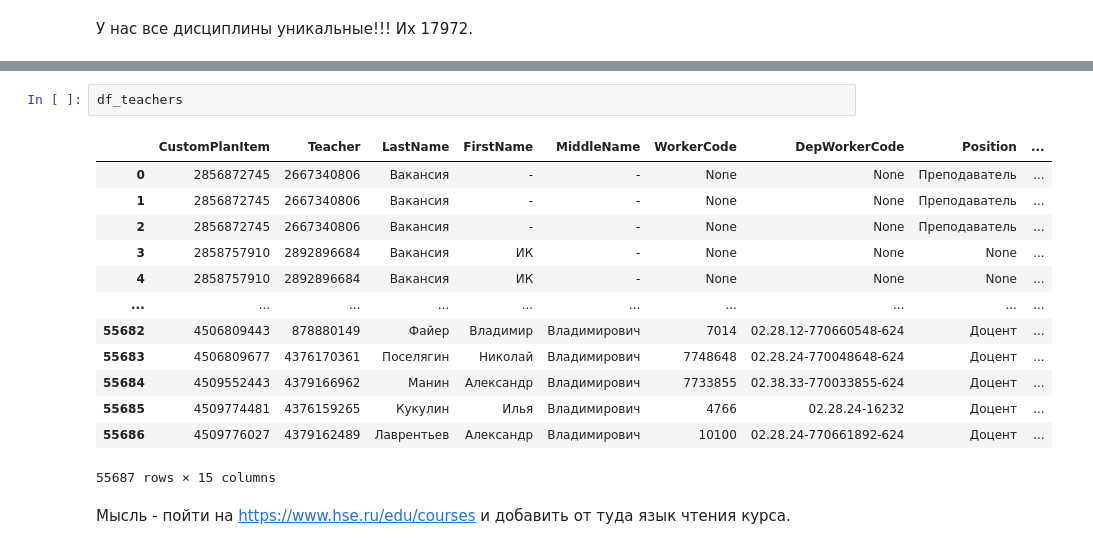
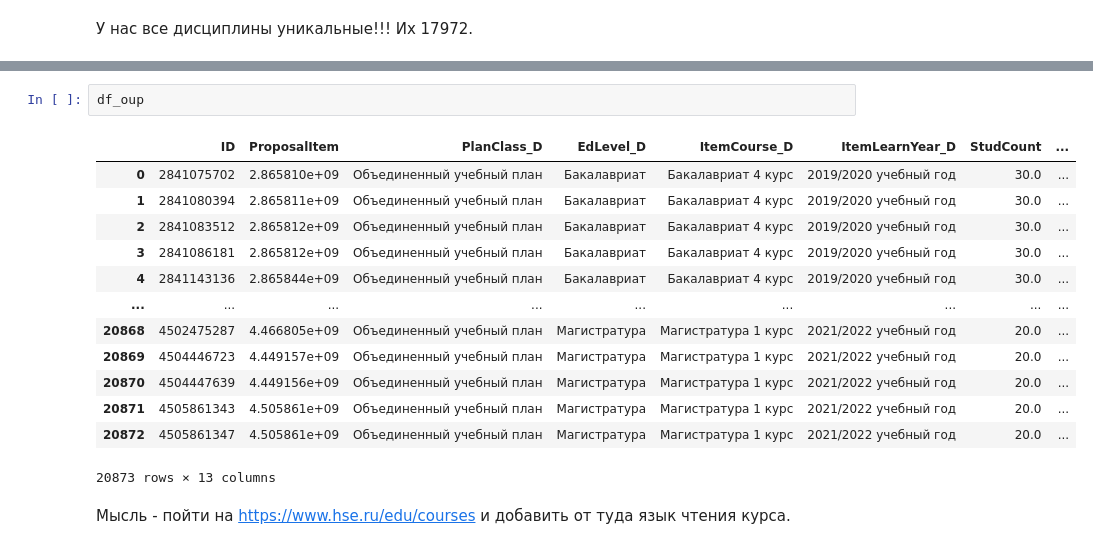
Before and after one commit to LenaMartinson/ML_project, a Jupyter notebook: Work_with data.ipynb, the cells around one changed output, grey strips where cells are left out. Drawn from its saved outputs; the diff is of its cells as text.

```diff
--- a/Work_with data.ipynb
+++ b/Work_with data.ipynb
@@ -24,19 +16,19 @@ df_teachers    55687
 # %%
-df_teachers
+df_oup
 # %% [output]
-|  | CustomPlanItem | Teacher | LastName | FirstName | MiddleName | WorkerCode | DepWorkerCode | Position | ... |
-| 0 | 2856872745 | 2667340806 | Вакансия | - | - | None | None | Преподаватель | ... |
-| 1 | 2856872745 | 2667340806 | Вакансия | - | - | None | None | Преподаватель | ... |
-| 2 | 2856872745 | 2667340806 | Вакансия | - | - | None | None | Преподаватель | ... |
-| 3 | 2858757910 | 2892896684 | Вакансия | ИК | - | None | None | None | ... |
-| 4 | 2858757910 | 2892896684 | Вакансия | ИК | - | None | None | None | ... |
-| ... | ... | ... | ... | ... | ... | ... | ... | ... | ... |
-| 55682 | 4506809443 | 878880149 | Файер | Владимир | Владимирович | 7014 | 02.28.12-770660548-624 | Доцент | ... |
-| 55683 | 4506809677 | 4376170361 | Поселягин | Николай | Владимирович | 7748648 | 02.28.24-770048648-624 | Доцент | ... |
-| 55684 | 4509552443 | 4379166962 | Манин | Александр | Владимирович | 7733855 | 02.38.33-770033855-624 | Доцент | ... |
-| 55685 | 4509774481 | 4376159265 | Кукулин | Илья | Владимирович | 4766 | 02.28.24-16232 | Доцент | ... |
-| 55686 | 4509776027 | 4379162489 | Лаврентьев | Александр | Владимирович | 10100 | 02.28.24-770661892-624 | Доцент | ... |
+|  | ID | ProposalItem | PlanClass_D | EdLevel_D | ItemCourse_D | ItemLearnYear_D | StudCount | ... |
+| 0 | 2841075702 | 2.865810e+09 | Объединенный учебный план | Бакалавриат | Бакалавриат 4 курс | 2019/2020 учебный год | 30.0 | ... |
+| 1 | 2841080394 | 2.865811e+09 | Объединенный учебный план | Бакалавриат | Бакалавриат 4 курс | 2019/2020 учебный год | 30.0 | ... |
+| 2 | 2841083512 | 2.865812e+09 | Объединенный учебный план | Бакалавриат | Бакалавриат 4 курс | 2019/2020 учебный год | 30.0 | ... |
+| 3 | 2841086181 | 2.865812e+09 | Объединенный учебный план | Бакалавриат | Бакалавриат 4 курс | 2019/2020 учебный год | 30.0 | ... |
+| 4 | 2841143136 | 2.865844e+09 | Объединенный учебный план | Бакалавриат | Бакалавриат 4 курс | 2019/2020 учебный год | 30.0 | ... |
+| ... | ... | ... | ... | ... | ... | ... | ... | ... |
+| 20868 | 4502475287 | 4.466805e+09 | Объединенный учебный план | Магистратура | Магистратура 1 курс | 2021/2022 учебный год | 20.0 | ... |
+| 20869 | 4504446723 | 4.449157e+09 | Объединенный учебный план | Магистратура | Магистратура 1 курс | 2021/2022 учебный год | 20.0 | ... |
+| 20870 | 4504447639 | 4.449156e+09 | Объединенный учебный план | Магистратура | Магистратура 1 курс | 2021/2022 учебный год | 20.0 | ... |
+| 20871 | 4505861343 | 4.505861e+09 | Объединенный учебный план | Магистратура | Магистратура 1 курс | 2021/2022 учебный год | 20.0 | ... |
+| 20872 | 4505861347 | 4.505861e+09 | Объединенный учебный план | Магистратура | Магистратура 1 курс | 2021/2022 учебный год | 20.0 | ... |
-55687 rows × 15 columns
+20873 rows × 13 columns
 # %% [markdown]
 Мысль - пойти на https://www.hse.ru/edu/courses и добавить от туда язык чтения курса.
 # %%
```
Also changed, not shown: parts of 60 cells of this notebook, 2 other files.
